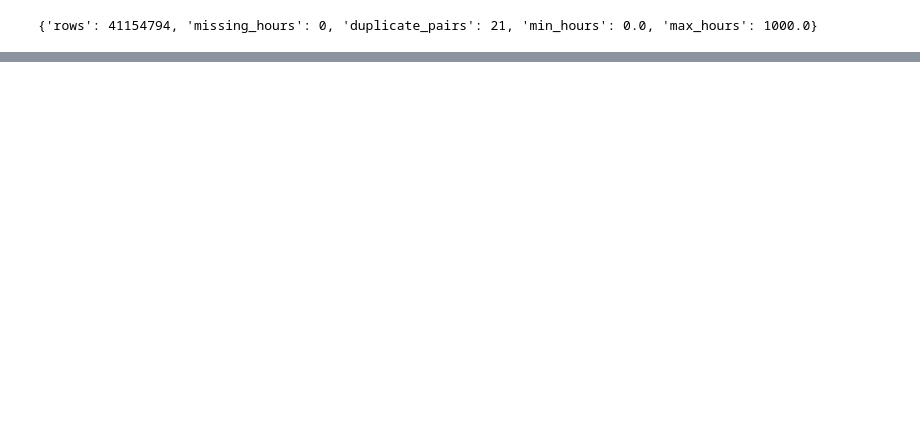
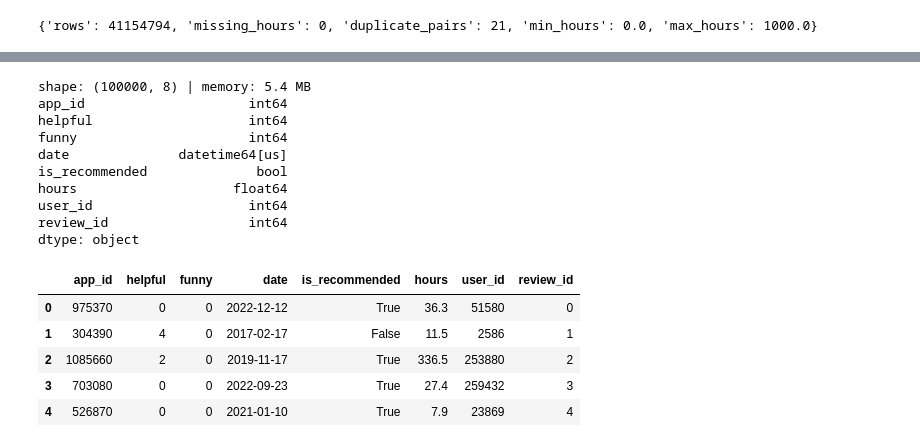
Before and after one commit to BexeitAlua/AI_programming_final_project, a Jupyter notebook: notebooks/experiment.ipynb, the cells around one changed output, grey strips where cells are left out. Cells and saved outputs as stored; diff of their text form; code cells hidden in the pictures; blank space fills up the shorter version.

```diff
--- a/notebooks/experiment.ipynb
+++ b/notebooks/experiment.ipynb
@@ -55,0 +78,22 @@ parse_dates=["date"], chunksize=500_000)):
+# %%
+reviews = pp.load_recommendations_sample(n_rows=100_000)
+print("shape:", reviews.shape, "| memory: %.1f MB" % df_memory_mb(reviews))
+print(reviews.dtypes)
+reviews.head()
+# %% [output]
+shape: (100000, 8) | memory: 5.4 MB
+app_id                     int64
+helpful                    int64
+funny                      int64
+date              datetime64[us]
+is_recommended              bool
+hours                    float64
+user_id                    int64
+review_id                  int64
+dtype: object
+|  | app_id | helpful | funny | date | is_recommended | hours | user_id | review_id |
+| 0 | 975370 | 0 | 0 | 2022-12-12 | True | 36.3 | 51580 | 0 |
+| 1 | 304390 | 4 | 0 | 2017-02-17 | False | 11.5 | 2586 | 1 |
+| 2 | 1085660 | 2 | 0 | 2019-11-17 | True | 336.5 | 253880 | 2 |
+| 3 | 703080 | 0 | 0 | 2022-09-23 | True | 27.4 | 259432 | 3 |
+| 4 | 526870 | 0 | 0 | 2021-01-10 | True | 7.9 | 23869 | 4 |
```
Also changed, not shown: parts of 17 cells of this notebook, 10 other files.
